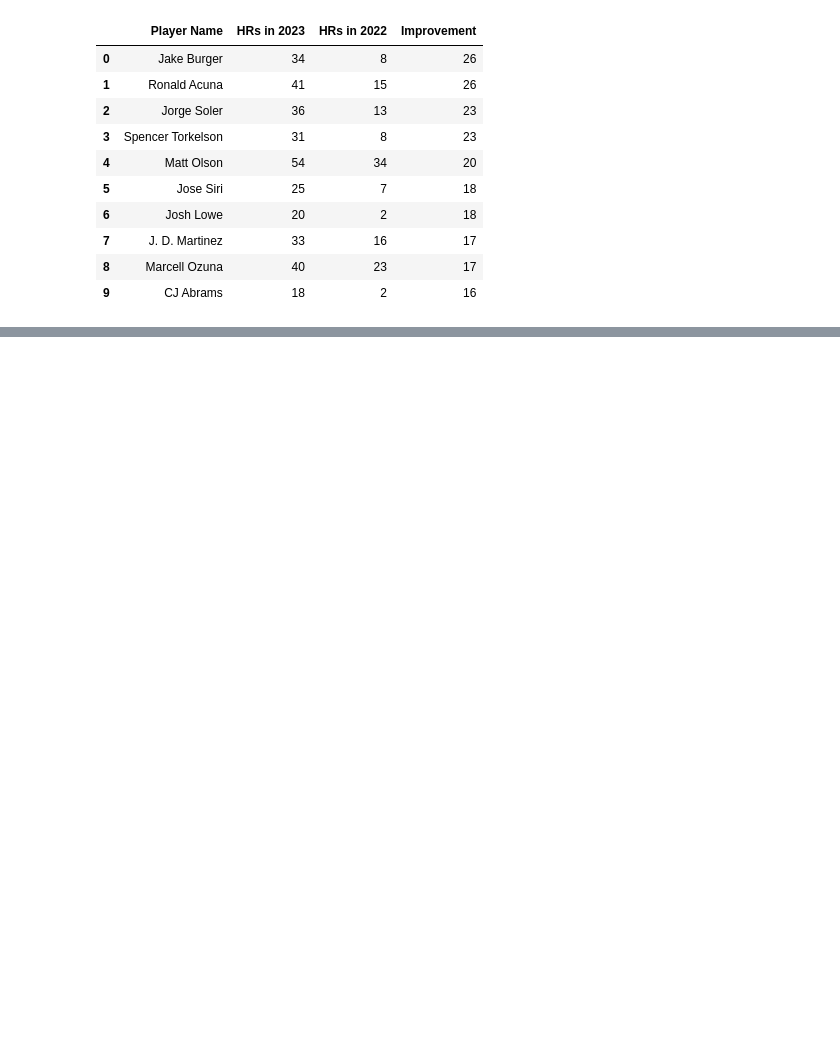
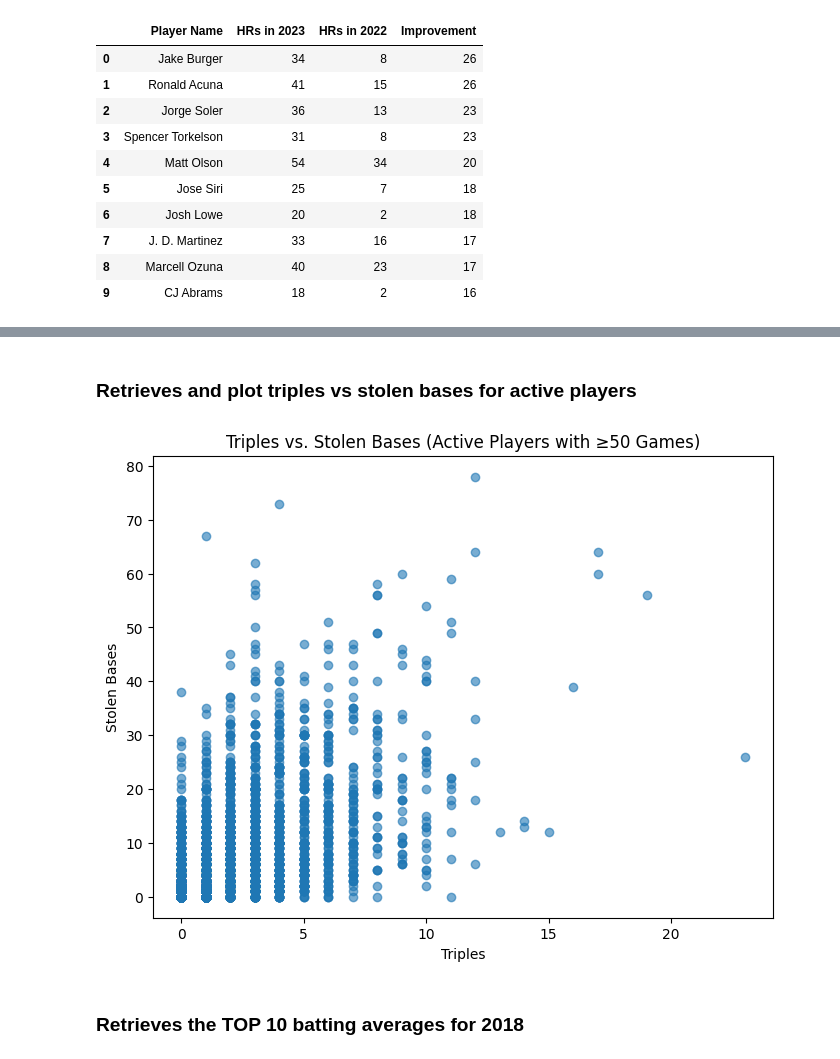
Before and after one commit to randel-bjorkquist/jupyter-notebooks-vscode, a Jupyter notebook: Project3_Data_Querying_and_Cleaning.ipynb, the cells around one changed output, grey strips where cells are left out. Drawn from its saved outputs; the diff is of its cells as text; code cells hidden in the pictures; blank space fills up the shorter version.

```diff
--- a/Project3_Data_Querying_and_Cleaning.ipynb
+++ b/Project3_Data_Querying_and_Cleaning.ipynb
@@ -1007,0 +1541,25 @@ batting     = pd.read_sql("""
+# %% [markdown]
+### Retrieves and plot triples vs stolen bases for active players
+# %%
+# Scatter plot: Triples vs Stolen Bases
+
+# Keep only rows where both stats exist (they should in your cleaned df)
+scatter_df = df[["_3B", "SB"]].rename( columns = { "_3B": "Triples"
+                                                  ,"SB": "Stolen Bases" })
+
+from matplotlib import pyplot as plt
+
+plt.figure(figsize=(8,6))
+plt.scatter( scatter_df["Triples"]
+            ,scatter_df["Stolen Bases"]
+            ,alpha = 0.6 )
+
+plt.title("Triples vs. Stolen Bases (Active Players with ≥50 Games)")
+plt.xlabel("Triples")
+plt.ylabel("Stolen Bases")
+
+plt.show()
+# %% [output]
+[figure, added]
+# %% [markdown]
+### Retrieves the TOP 10 batting averages for 2018
```
Also changed, not shown: parts of 37 cells of this notebook.
